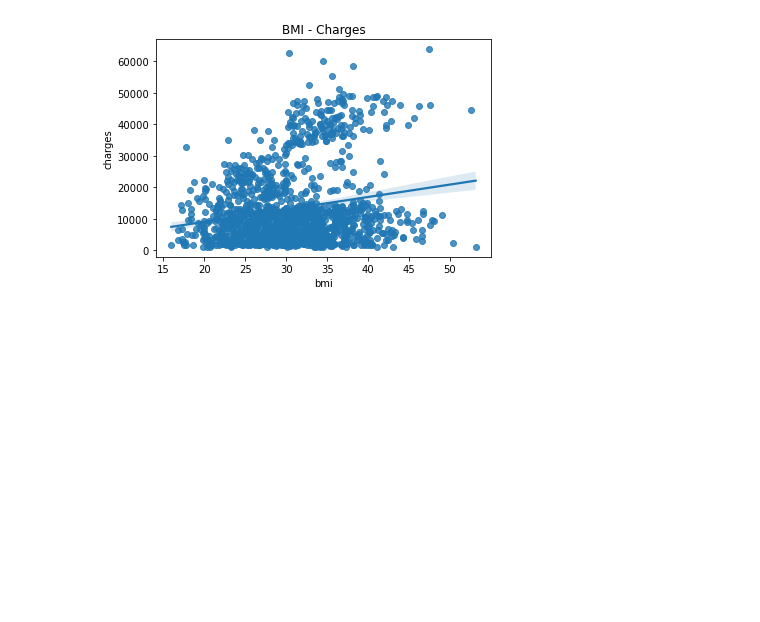
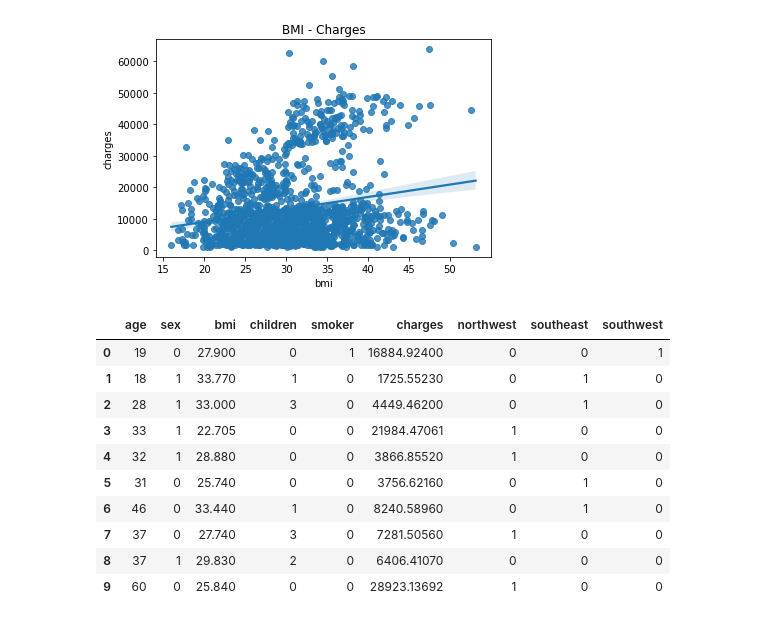
Before and after one commit to Shekswess/Medical-Insurance-Cost, a Jupyter notebook: notebook.ipynb, the cells around one changed output. Saved outputs shown, nothing was run; the diff lists cells and outputs as text; code cells hidden in the pictures; blank space fills up the shorter version.

```diff
--- a/notebook.ipynb
+++ b/notebook.ipynb
@@ -182,3 +183,25 @@ plt.title("BMI - Charges")
 plt.show()
 # %% [output]
 [figure]
+# %%
+# We need to make all the data numerical so we can train the model(sex, smoker)
+le = LabelEncoder()
+# For sex(gender)
+le.fit(df_region.sex.drop_duplicates())
+df_region.sex = le.transform(df_region.sex)
+# For smoker
+le.fit(df_region.smoker.drop_duplicates())
+df_region.smoker = le.transform(df_region.smoker)
+df_region.head(10)
+# %% [output]
+|  | age | sex | bmi | children | smoker | charges | northwest | southeast | southwest |
+| 0 | 19 | 0 | 27.900 | 0 | 1 | 16884.92400 | 0 | 0 | 1 |
+| 1 | 18 | 1 | 33.770 | 1 | 0 | 1725.55230 | 0 | 1 | 0 |
+| 2 | 28 | 1 | 33.000 | 3 | 0 | 4449.46200 | 0 | 1 | 0 |
+| 3 | 33 | 1 | 22.705 | 0 | 0 | 21984.47061 | 1 | 0 | 0 |
+| 4 | 32 | 1 | 28.880 | 0 | 0 | 3866.85520 | 1 | 0 | 0 |
+| 5 | 31 | 0 | 25.740 | 0 | 0 | 3756.62160 | 0 | 1 | 0 |
+| 6 | 46 | 0 | 33.440 | 1 | 0 | 8240.58960 | 0 | 1 | 0 |
+| 7 | 37 | 0 | 27.740 | 3 | 0 | 7281.50560 | 1 | 0 | 0 |
+| 8 | 37 | 1 | 29.830 | 2 | 0 | 6406.41070 | 0 | 0 | 0 |
+| 9 | 60 | 0 | 25.840 | 0 | 0 | 28923.13692 | 1 | 0 | 0 |
```
Also changed, not shown: parts of 3 cells of this notebook.
